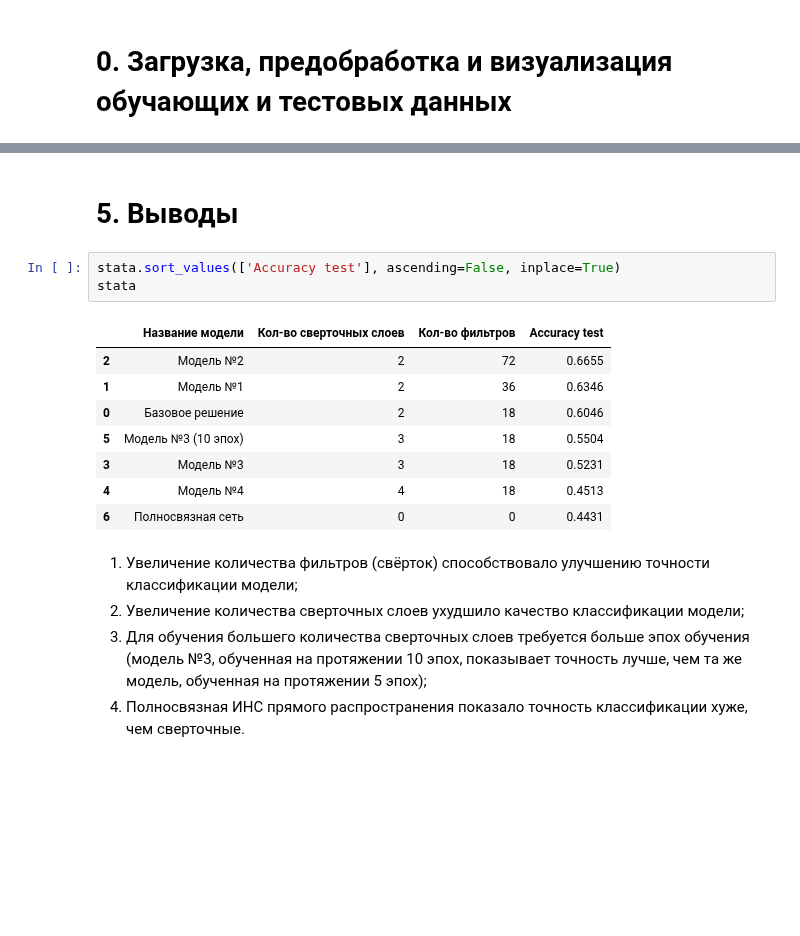
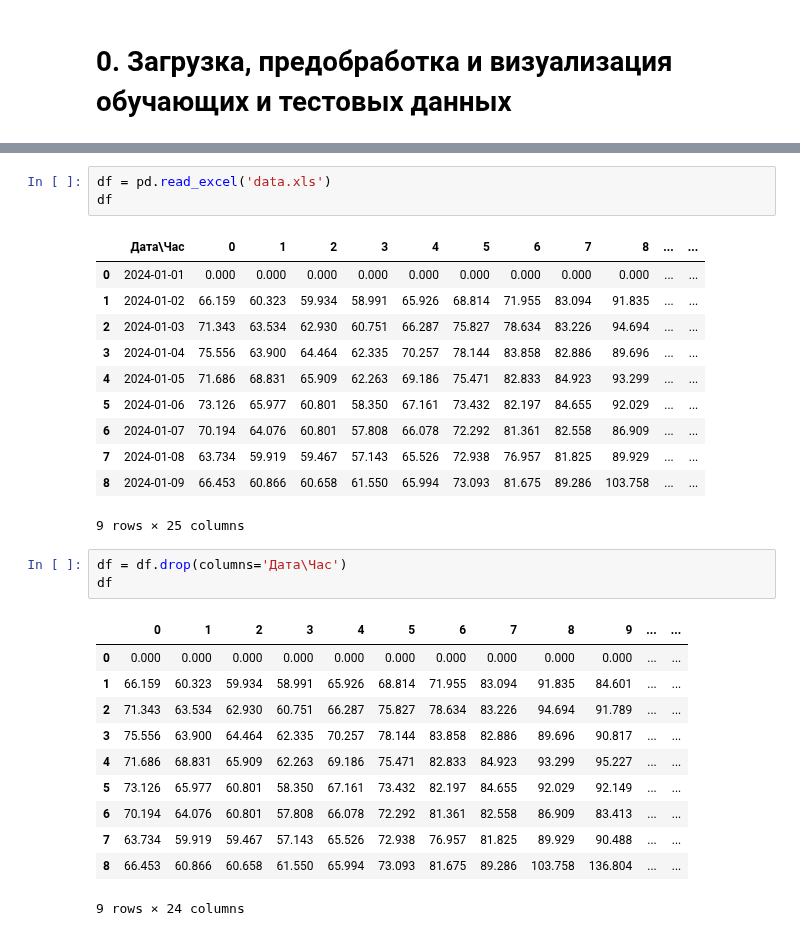
Before and after one commit to dnlygvtv/02_Python_for_Neural_Networks, a Jupyter notebook: HW/HW_5.ipynb, the cells around one changed output, grey strips where cells are left out. Saved outputs shown, nothing was run; the diff lists cells and outputs as text; blank space fills up the shorter version.

```diff
--- a/HW/HW_5.ipynb
+++ b/HW/HW_5.ipynb
@@ -552,19 +11,30 @@ stata
-# %% [markdown]
-# 5. Выводы
-# %%
-stata.sort_values(['Accuracy test'], ascending=False, inplace=True)
-stata
-# %% [output]
-|  | Название модели | Кол-во сверточных слоев | Кол-во фильтров | Accuracy test |
-| 2 | Модель №2 | 2 | 72 | 0.6655 |
-| 1 | Модель №1 | 2 | 36 | 0.6346 |
-| 0 | Базовое решение | 2 | 18 | 0.6046 |
-| 5 | Модель №3 (10 эпох) | 3 | 18 | 0.5504 |
-| 3 | Модель №3 | 3 | 18 | 0.5231 |
-| 4 | Модель №4 | 4 | 18 | 0.4513 |
-| 6 | Полносвязная сеть | 0 | 0 | 0.4431 |
-# %% [markdown]
-1. Увеличение количества фильтров (свёрток) способствовало улучшению точности классификации модели;
-2. Увеличение количества сверточных слоев ухудшило качество классификации модели;
-3. Для обучения большего количества сверточных слоев требуется больше эпох обучения (модель №3, обученная на протяжении 10 эпох, показывает точность лучше, чем та же модель, обученная на протяжении 5 эпох);
-4. Полносвязная ИНС прямого распространения показало точность классификации хуже, чем сверточные.
+# %%
+df = pd.read_excel('data.xls')
+df
+# %% [output]
+|  | Дата\Час | 0 | 1 | 2 | 3 | 4 | 5 | 6 | 7 | 8 | ... | ... |
+| 0 | 2024-01-01 | 0.000 | 0.000 | 0.000 | 0.000 | 0.000 | 0.000 | 0.000 | 0.000 | 0.000 | ... | ... |
+| 1 | 2024-01-02 | 66.159 | 60.323 | 59.934 | 58.991 | 65.926 | 68.814 | 71.955 | 83.094 | 91.835 | ... | ... |
+| 2 | 2024-01-03 | 71.343 | 63.534 | 62.930 | 60.751 | 66.287 | 75.827 | 78.634 | 83.226 | 94.694 | ... | ... |
+| 3 | 2024-01-04 | 75.556 | 63.900 | 64.464 | 62.335 | 70.257 | 78.144 | 83.858 | 82.886 | 89.696 | ... | ... |
+| 4 | 2024-01-05 | 71.686 | 68.831 | 65.909 | 62.263 | 69.186 | 75.471 | 82.833 | 84.923 | 93.299 | ... | ... |
+| 5 | 2024-01-06 | 73.126 | 65.977 | 60.801 | 58.350 | 67.161 | 73.432 | 82.197 | 84.655 | 92.029 | ... | ... |
+| 6 | 2024-01-07 | 70.194 | 64.076 | 60.801 | 57.808 | 66.078 | 72.292 | 81.361 | 82.558 | 86.909 | ... | ... |
+| 7 | 2024-01-08 | 63.734 | 59.919 | 59.467 | 57.143 | 65.526 | 72.938 | 76.957 | 81.825 | 89.929 | ... | ... |
+| 8 | 2024-01-09 | 66.453 | 60.866 | 60.658 | 61.550 | 65.994 | 73.093 | 81.675 | 89.286 | 103.758 | ... | ... |
+9 rows × 25 columns
+# %%
+df = df.drop(columns='Дата\Час')
+df
+# %% [output]
+|  | 0 | 1 | 2 | 3 | 4 | 5 | 6 | 7 | 8 | 9 | ... | ... |
+| 0 | 0.000 | 0.000 | 0.000 | 0.000 | 0.000 | 0.000 | 0.000 | 0.000 | 0.000 | 0.000 | ... | ... |
+| 1 | 66.159 | 60.323 | 59.934 | 58.991 | 65.926 | 68.814 | 71.955 | 83.094 | 91.835 | 84.601 | ... | ... |
+| 2 | 71.343 | 63.534 | 62.930 | 60.751 | 66.287 | 75.827 | 78.634 | 83.226 | 94.694 | 91.789 | ... | ... |
+| 3 | 75.556 | 63.900 | 64.464 | 62.335 | 70.257 | 78.144 | 83.858 | 82.886 | 89.696 | 90.817 | ... | ... |
+| 4 | 71.686 | 68.831 | 65.909 | 62.263 | 69.186 | 75.471 | 82.833 | 84.923 | 93.299 | 95.227 | ... | ... |
+| 5 | 73.126 | 65.977 | 60.801 | 58.350 | 67.161 | 73.432 | 82.197 | 84.655 | 92.029 | 92.149 | ... | ... |
+| 6 | 70.194 | 64.076 | 60.801 | 57.808 | 66.078 | 72.292 | 81.361 | 82.558 | 86.909 | 83.413 | ... | ... |
+| 7 | 63.734 | 59.919 | 59.467 | 57.143 | 65.526 | 72.938 | 76.957 | 81.825 | 89.929 | 90.488 | ... | ... |
+| 8 | 66.453 | 60.866 | 60.658 | 61.550 | 65.994 | 73.093 | 81.675 | 89.286 | 103.758 | 136.804 | ... | ... |
+9 rows × 24 columns
```
Also changed, not shown: parts of 46 cells of this notebook.
